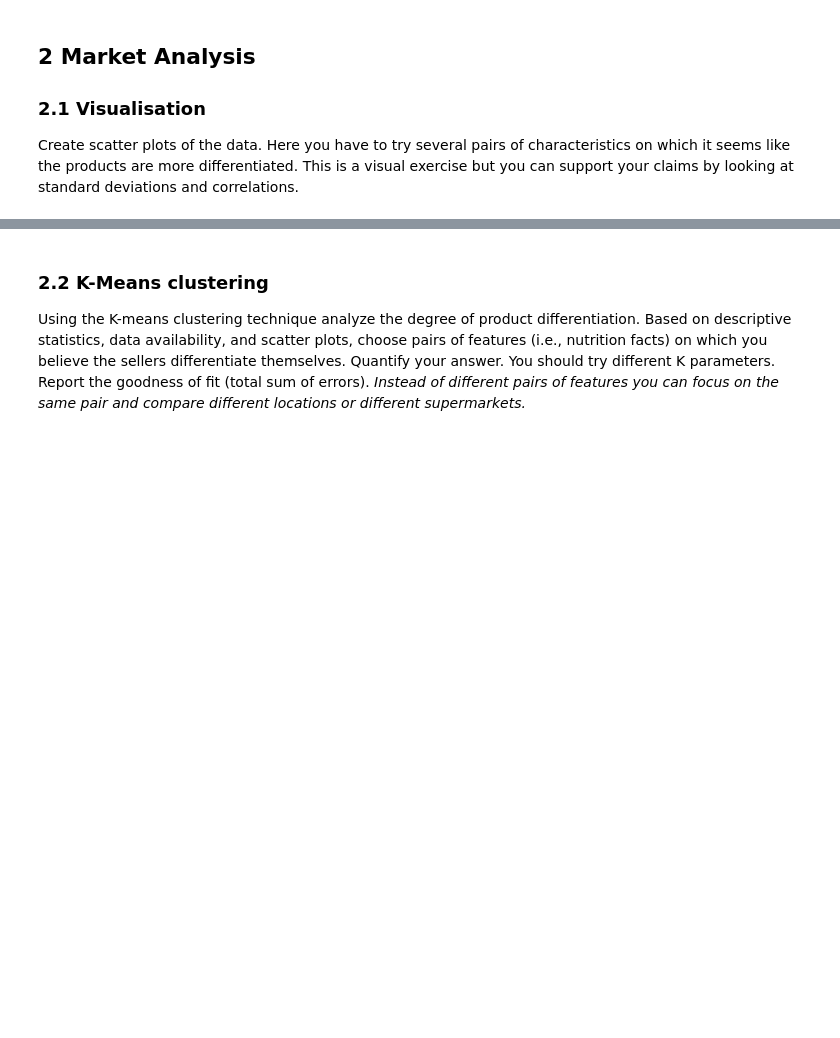
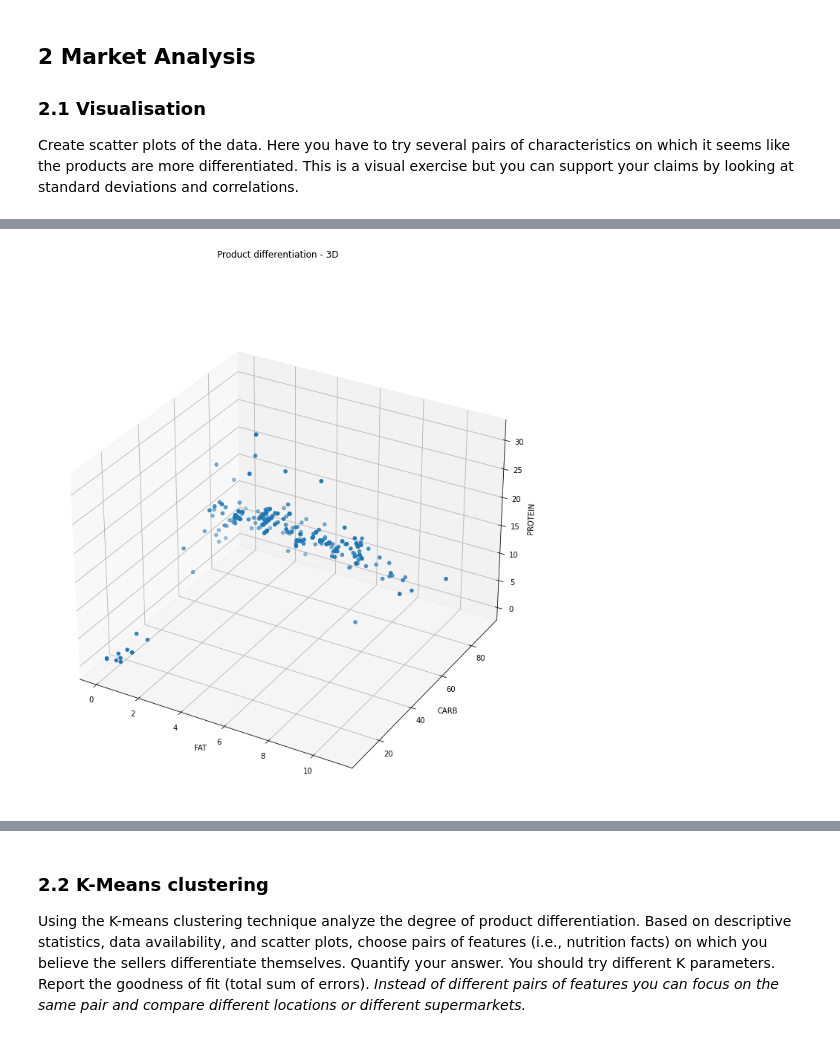
Before and after one commit to joshuamcurtis/Cereal_Project, a Jupyter notebook: Cereal Project.ipynb, the cells around one changed output, grey strips where cells are left out. Saved outputs shown, nothing was run; the diff lists cells and outputs as text; code cells hidden in the pictures; blank space fills up the shorter version.

```diff
--- a/Cereal Project.ipynb
+++ b/Cereal Project.ipynb
@@ -276,0 +251,14 @@ plt.show()
+# %%
+fig = plt.figure(figsize=(12,12))
+ax = plt.axes(projection ="3d")
+
+ax.scatter( Cereals['FAT'], Cereals['CARB'],Cereals['PROTEIN'])
+
+ax.set_xlabel('FAT')
+ax.set_ylabel('CARB')
+ax.set_zlabel('PROTEIN')
+
+fig.suptitle('Product differentiation - 3D')
+plt.show()
+# %% [output]
+[figure, added]
```
Also changed, not shown: parts of 15 cells of this notebook.
